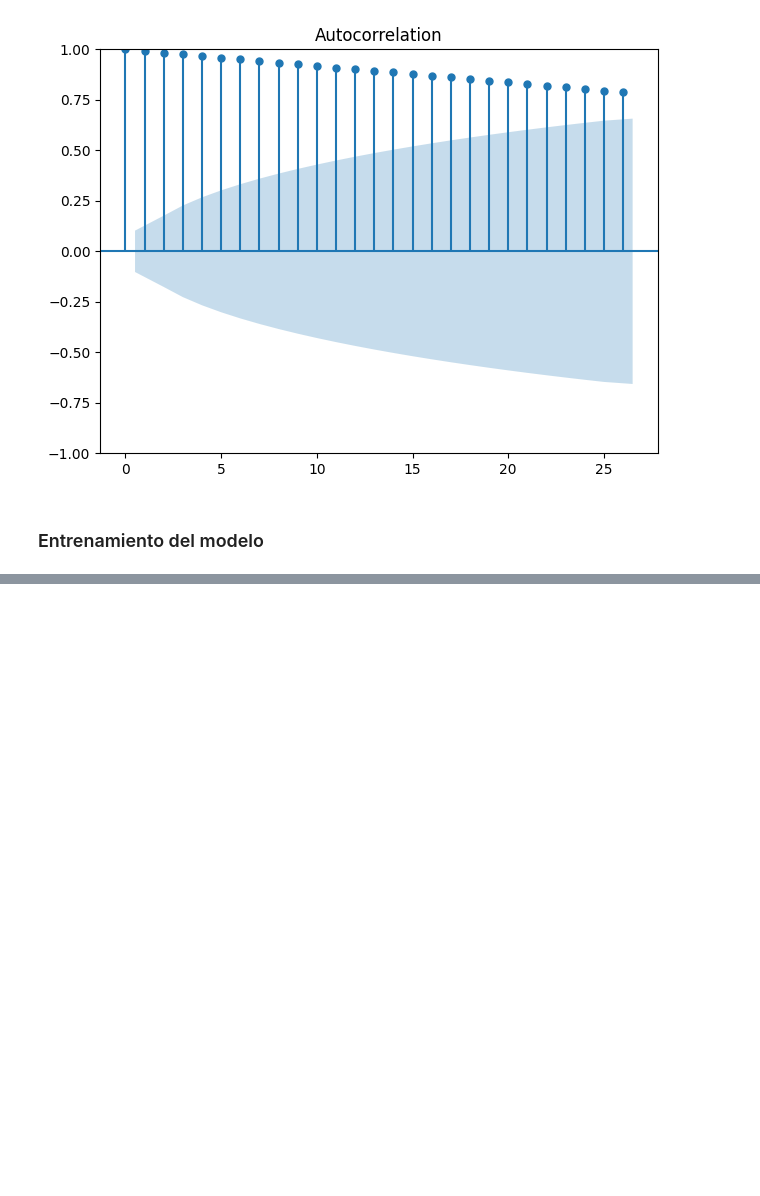
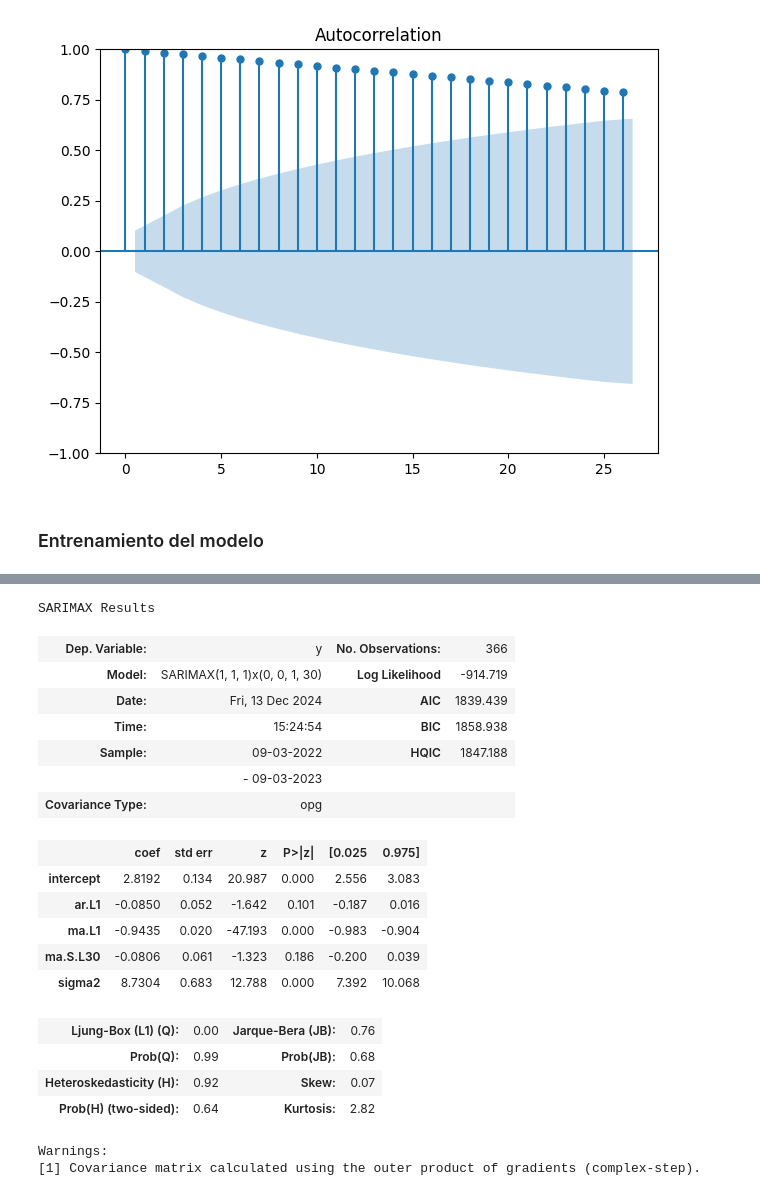
Before and after one commit to 4GeeksAcademy/Proyecto-de-Serie-Temporal-Alternativa-VLG, a Jupyter notebook: src/explore.ipynb, the cells around one changed output, grey strips where cells are left out. Saved outputs shown, nothing was run; the diff lists cells and outputs as text; code cells hidden in the pictures; blank space fills up the shorter version.

```diff
--- a/src/explore.ipynb
+++ b/src/explore.ipynb
@@ -221,0 +227,23 @@ dtype: float64
+# %%
+model.summary()
+# %% [output]
+SARIMAX Results
+| Dep. Variable: | y | No. Observations: | 366 |
+| Model: | SARIMAX(1, 1, 1)x(0, 0, 1, 30) | Log Likelihood | -914.719 |
+| Date: | Fri, 13 Dec 2024 | AIC | 1839.439 |
+| Time: | 15:24:54 | BIC | 1858.938 |
+| Sample: | 09-03-2022 | HQIC | 1847.188 |
+|  | - 09-03-2023 |  |  |
+| Covariance Type: | opg |  |  |
+|  | coef | std err | z | P>|z| | [0.025 | 0.975] |
+| intercept | 2.8192 | 0.134 | 20.987 | 0.000 | 2.556 | 3.083 |
+| ar.L1 | -0.0850 | 0.052 | -1.642 | 0.101 | -0.187 | 0.016 |
+| ma.L1 | -0.9435 | 0.020 | -47.193 | 0.000 | -0.983 | -0.904 |
+| ma.S.L30 | -0.0806 | 0.061 | -1.323 | 0.186 | -0.200 | 0.039 |
+| sigma2 | 8.7304 | 0.683 | 12.788 | 0.000 | 7.392 | 10.068 |
+| Ljung-Box (L1) (Q): | 0.00 | Jarque-Bera (JB): | 0.76 |
+| Prob(Q): | 0.99 | Prob(JB): | 0.68 |
+| Heteroskedasticity (H): | 0.92 | Skew: | 0.07 |
+| Prob(H) (two-sided): | 0.64 | Kurtosis: | 2.82 |
+Warnings:
+[1] Covariance matrix calculated using the outer product of gradients (complex-step).
```
Also changed, not shown: parts of 7 cells of this notebook, 1 other file.
